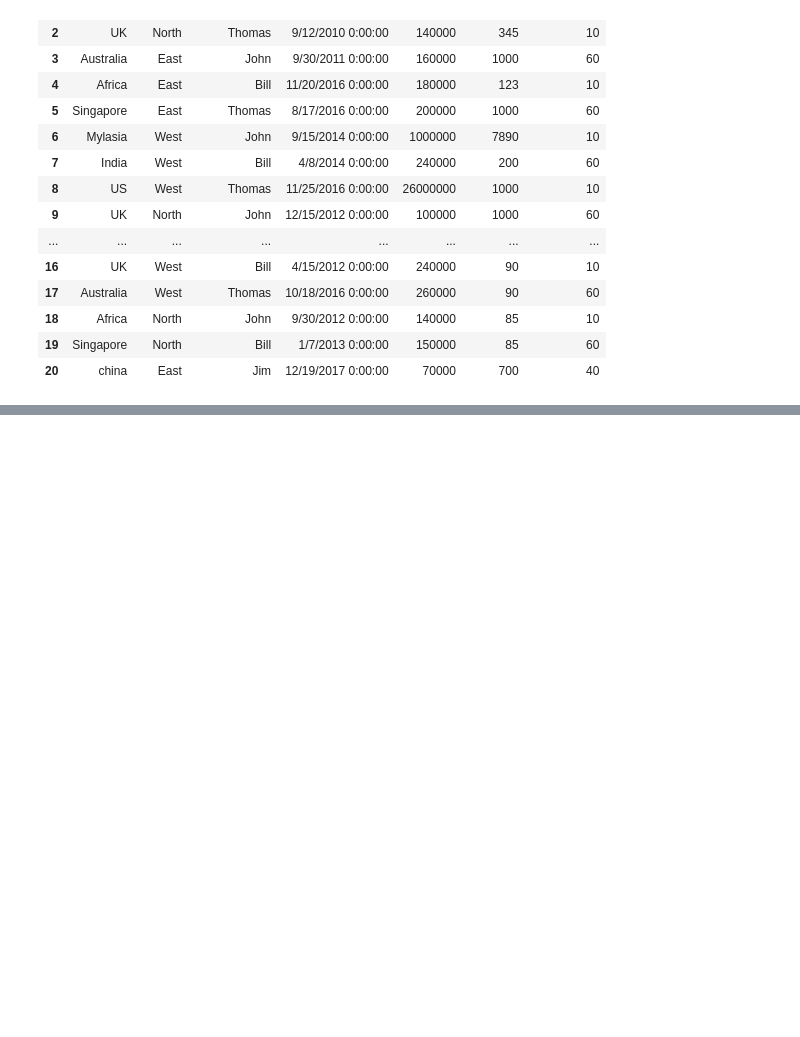
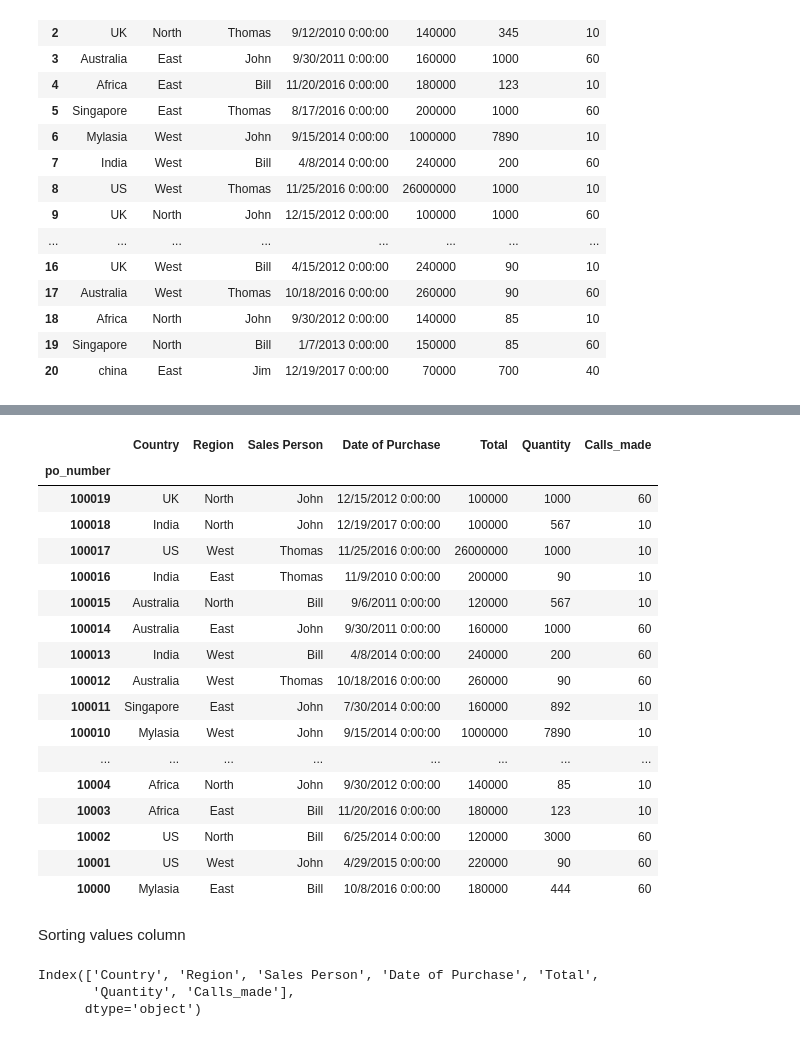
Before and after one commit to Gokulvasan-V/pandas, a Jupyter notebook: Guvi_pandas.ipynb, the cells around one changed output, grey strips where cells are left out. Saved outputs shown, nothing was run; the diff lists cells and outputs as text; code cells hidden in the pictures; blank space fills up the shorter version.

```diff
--- a/Guvi_pandas.ipynb
+++ b/Guvi_pandas.ipynb
@@ -254,0 +260,3 @@ df.append(new_df_row,
+# %%
+po_number = [int(f'1000{i}') for i in range(20)]
+po_number
@@ -254,0 +309,4 @@ df.append(new_df_row,
+# %%
+df['po_number'] = po_number
+df.set_index('po_number', inplace = True)
+df.head()
@@ -254,0 +323,3 @@ df.append(new_df_row,
+# %%
+df.sort_index(inplace = True)
+df.head()
@@ -254,0 +334,29 @@ df.append(new_df_row,
+# %%
+df.sort_index(ascending = False) # ascending = False ---> Descending order
+# %% [output]
+|  | Country | Region | Sales Person | Date of Purchase | Total | Quantity | Calls_made |
+| po_number |  |  |  |  |  |  |  |
+| 100019 | UK | North | John | 12/15/2012 0:00:00 | 100000 | 1000 | 60 |
+| 100018 | India | North | John | 12/19/2017 0:00:00 | 100000 | 567 | 10 |
+| 100017 | US | West | Thomas | 11/25/2016 0:00:00 | 26000000 | 1000 | 10 |
+| 100016 | India | East | Thomas | 11/9/2010 0:00:00 | 200000 | 90 | 10 |
+| 100015 | Australia | North | Bill | 9/6/2011 0:00:00 | 120000 | 567 | 10 |
+| 100014 | Australia | East | John | 9/30/2011 0:00:00 | 160000 | 1000 | 60 |
+| 100013 | India | West | Bill | 4/8/2014 0:00:00 | 240000 | 200 | 60 |
+| 100012 | Australia | West | Thomas | 10/18/2016 0:00:00 | 260000 | 90 | 60 |
+| 100011 | Singapore | East | John | 7/30/2014 0:00:00 | 160000 | 892 | 10 |
+| 100010 | Mylasia | West | John | 9/15/2014 0:00:00 | 1000000 | 7890 | 10 |
+| ... | ... | ... | ... | ... | ... | ... | ... |
+| 10004 | Africa | North | John | 9/30/2012 0:00:00 | 140000 | 85 | 10 |
+| 10003 | Africa | East | Bill | 11/20/2016 0:00:00 | 180000 | 123 | 10 |
+| 10002 | US | North | Bill | 6/25/2014 0:00:00 | 120000 | 3000 | 60 |
+| 10001 | US | West | John | 4/29/2015 0:00:00 | 220000 | 90 | 60 |
+| 10000 | Mylasia | East | Bill | 10/8/2016 0:00:00 | 180000 | 444 | 60 |
+# %% [markdown]
+Sorting values column
+# %%
+df.columns
+# %% [output]
+Index(['Country', 'Region', 'Sales Person', 'Date of Purchase', 'Total',
+       'Quantity', 'Calls_made'],
+      dtype='object')
```
Also changed, not shown: parts of 10 cells of this notebook.
